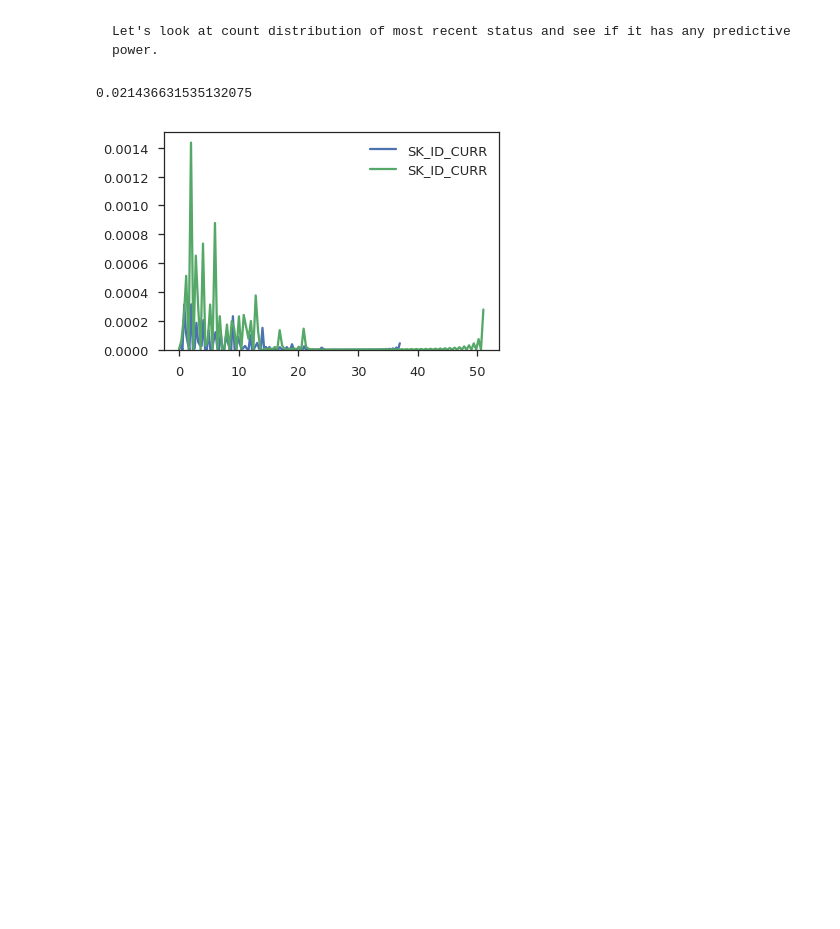
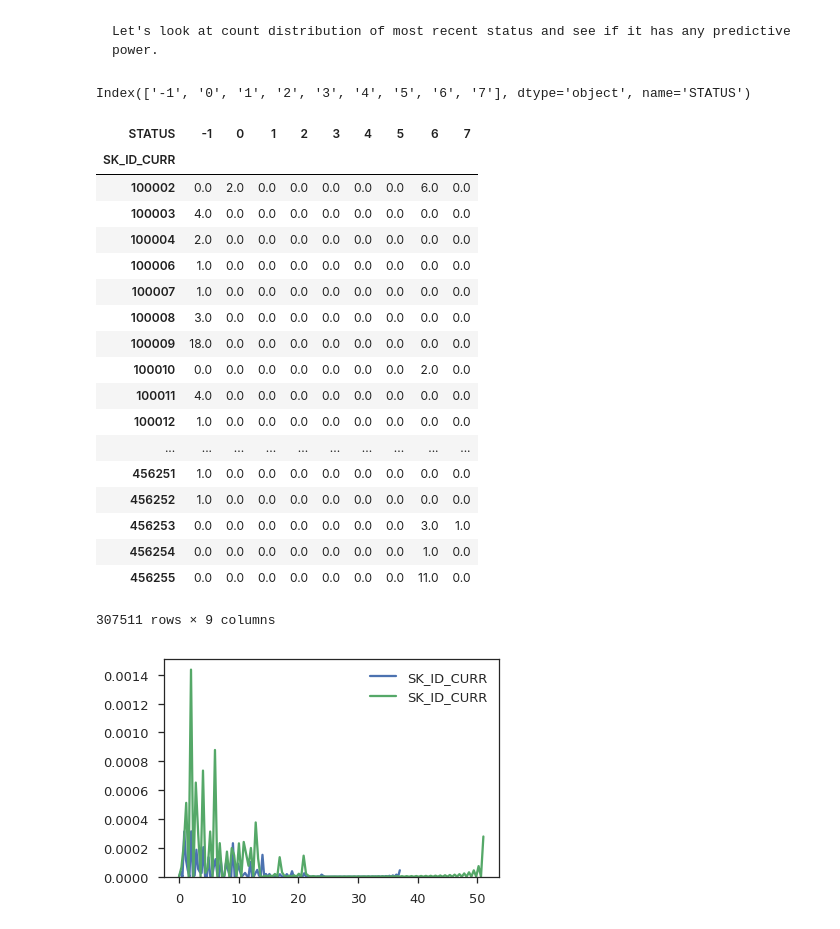
Before and after one commit to numb3r33/Kaggle_Home_Credit, a Jupyter notebook: notebooks/EDA.ipynb, the cells around one changed output. Drawn from its saved outputs; the diff is of its cells as text; code cells hidden in the pictures; blank space fills up the shorter version.

````diff
--- a/notebooks/EDA.ipynb
+++ b/notebooks/EDA.ipynb
@@ -1850,16 +1850,39 @@ We couldn't find any evidence that suggests that ratio of nulls has any predicti
 Let's look at count distribution of most recent status and see if it has any predictive power.
 ```
 # %%
-train_bureau_bal.loc[:, 'STATUS']  = train_bureau_bal.STATUS.astype(np.str)
+# train_bureau_bal.loc[:, 'STATUS']  = train_bureau_bal.STATUS.cat.codes.astype(np.str)
 train_bureau_bal.loc[:, 'STATUS']  = train_bureau_bal.STATUS.fillna('missing')
+# %%
+ss.columns
+# %% [output]
+Index(['-1', '0', '1', '2', '3', '4', '5', '6', '7'], dtype='object', name='STATUS')
 # %%
 ss = train_bureau_bal.groupby(['SK_ID_CURR', 'STATUS']).size().unstack().fillna(0)
-ss.loc[:, 'ratio_C_X'] = (ss['C'] + ss['X']) / ss['nan']
+ss
+# ss.loc[:, 'ratio_C_X'] = (ss['C'] + ss['X']) / ss['nan']
 
-tmp = train_sample.SK_ID_CURR.map(ss.ratio_C_X)
-tmp[tmp.isnull()].shape[0] / len(tmp)
+# tmp = train_sample.SK_ID_CURR.map(ss.ratio_C_X)
+# tmp[tmp.isnull()].shape[0] / len(tmp)
 # %% [output]
+| STATUS | -1 | 0 | 1 | 2 | 3 | 4 | 5 | 6 | 7 |
+| SK_ID_CURR |  |  |  |  |  |  |  |  |  |
+| 100002 | 0.0 | 2.0 | 0.0 | 0.0 | 0.0 | 0.0 | 0.0 | 6.0 | 0.0 |
+| 100003 | 4.0 | 0.0 | 0.0 | 0.0 | 0.0 | 0.0 | 0.0 | 0.0 | 0.0 |
+| 100004 | 2.0 | 0.0 | 0.0 | 0.0 | 0.0 | 0.0 | 0.0 | 0.0 | 0.0 |
+| 100006 | 1.0 | 0.0 | 0.0 | 0.0 | 0.0 | 0.0 | 0.0 | 0.0 | 0.0 |
+| 100007 | 1.0 | 0.0 | 0.0 | 0.0 | 0.0 | 0.0 | 0.0 | 0.0 | 0.0 |
+| 100008 | 3.0 | 0.0 | 0.0 | 0.0 | 0.0 | 0.0 | 0.0 | 0.0 | 0.0 |
+| 100009 | 18.0 | 0.0 | 0.0 | 0.0 | 0.0 | 0.0 | 0.0 | 0.0 | 0.0 |
+| 100010 | 0.0 | 0.0 | 0.0 | 0.0 | 0.0 | 0.0 | 0.0 | 2.0 | 0.0 |
+| 100011 | 4.0 | 0.0 | 0.0 | 0.0 | 0.0 | 0.0 | 0.0 | 0.0 | 0.0 |
+| 100012 | 1.0 | 0.0 | 0.0 | 0.0 | 0.0 | 0.0 | 0.0 | 0.0 | 0.0 |
+| ... | ... | ... | ... | ... | ... | ... | ... | ... | ... |
+| 456251 | 1.0 | 0.0 | 0.0 | 0.0 | 0.0 | 0.0 | 0.0 | 0.0 | 0.0 |
+| 456252 | 1.0 | 0.0 | 0.0 | 0.0 | 0.0 | 0.0 | 0.0 | 0.0 | 0.0 |
+| 456253 | 0.0 | 0.0 | 0.0 | 0.0 | 0.0 | 0.0 | 0.0 | 3.0 | 1.0 |
+| 456254 | 0.0 | 0.0 | 0.0 | 0.0 | 0.0 | 0.0 | 0.0 | 1.0 | 0.0 |
+| 456255 | 0.0 | 0.0 | 0.0 | 0.0 | 0.0 | 0.0 | 0.0 | 11.0 | 0.0 |
-0.021436631535132075
+307511 rows × 9 columns
 # %%
 sns.kdeplot(tmp[train_sample.TARGET == 0])
 sns.kdeplot(tmp[train_sample.TARGET == 1]);
````
Also changed, not shown: 1 other file.
